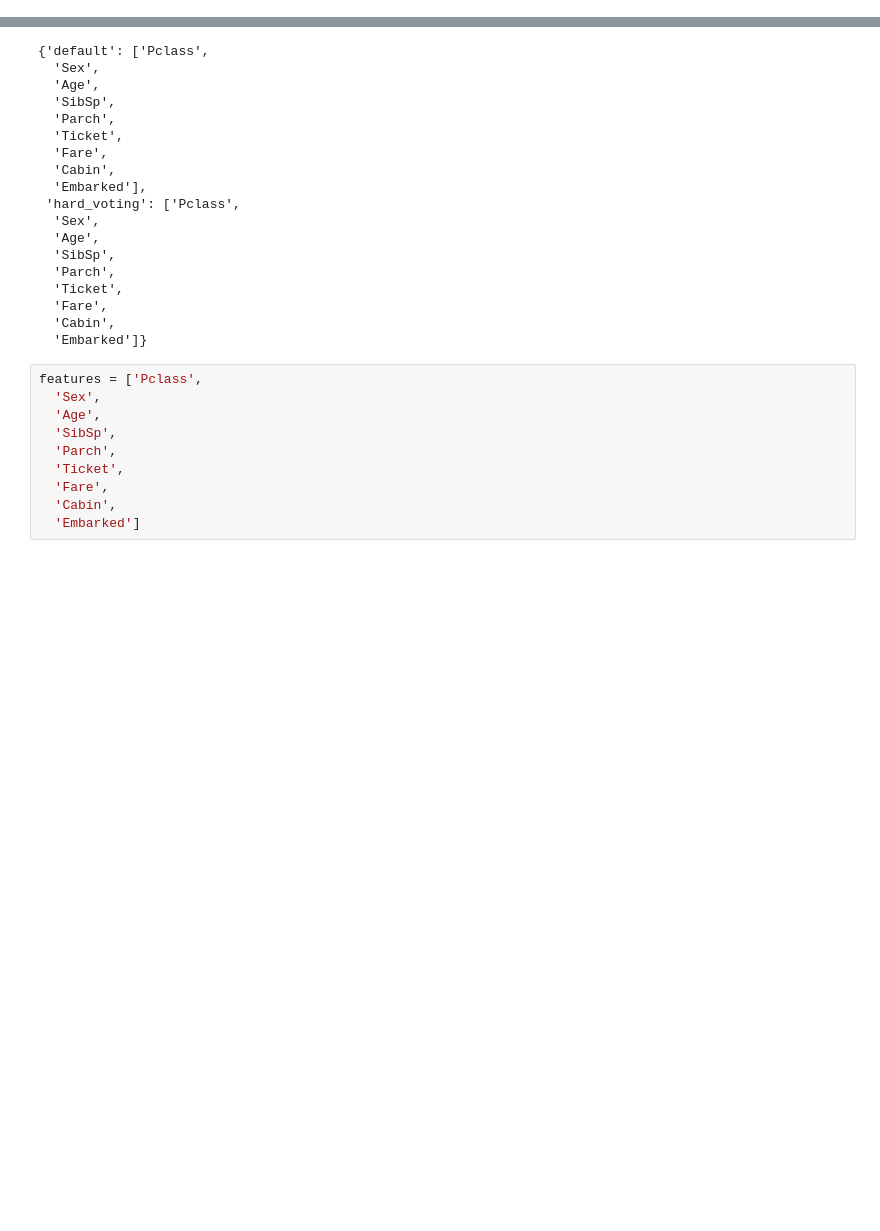
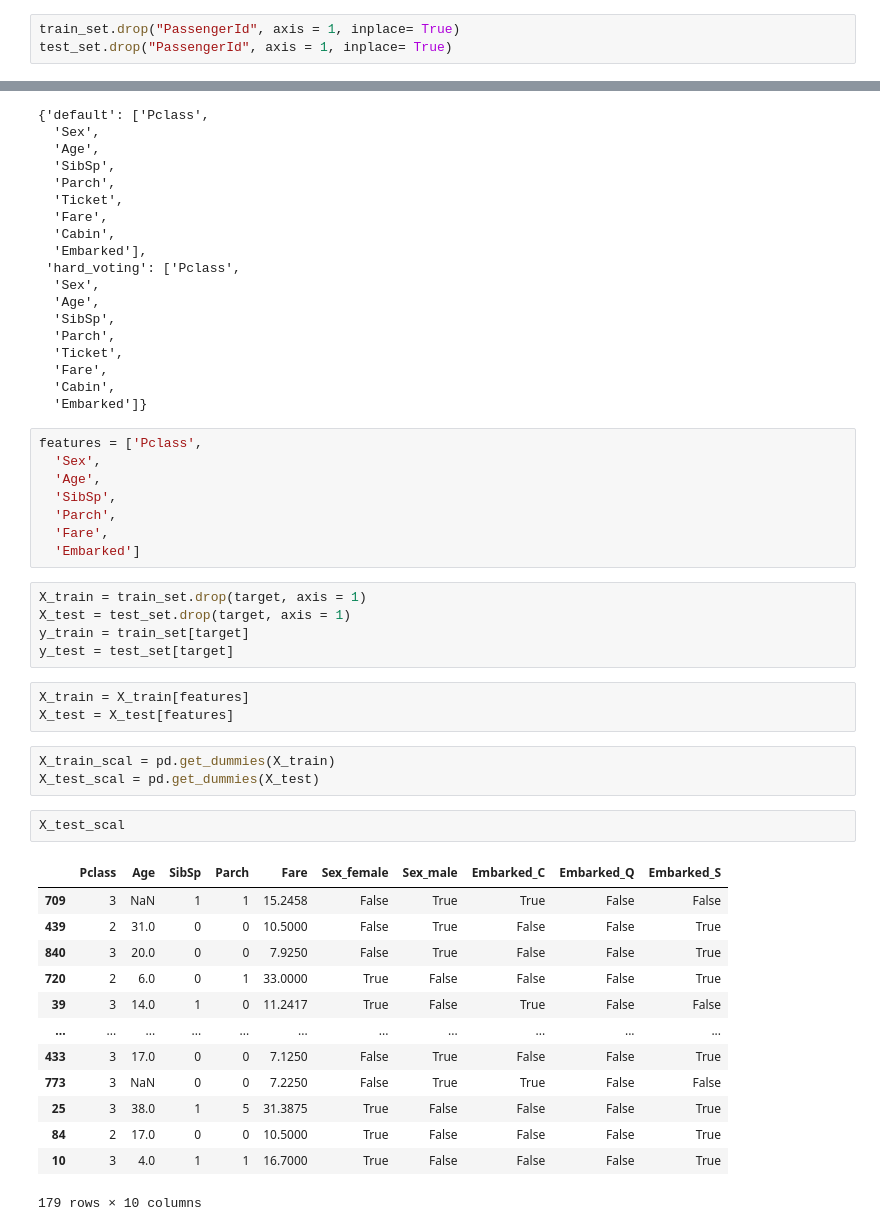
Before and after one commit to LucasZV/ONLINE_DS_THEBRIDGE_-LA_PINTA-, a Jupyter notebook: ML_TOOLBOX_II/ejemplo_practico.ipynb, the cells around one changed output, grey strips where cells are left out. Drawn from its saved outputs; the diff is of its cells as text; blank space fills up the shorter version.

```diff
--- a/ML_TOOLBOX_II/ejemplo_practico.ipynb
+++ b/ML_TOOLBOX_II/ejemplo_practico.ipynb
@@ -75,3 +71,6 @@ y_test = test_set[target]
+# %%
+train_set.drop("PassengerId", axis = 1, inplace= True)
+test_set.drop("PassengerId", axis = 1, inplace= True)
 # %%
 tb.get_features_cat_classification(df, target)
 # %% [output]
@@ -117,9 +116,34 @@ features = ['Pclass',
   'Age',
   'SibSp',
   'Parch',
-  'Ticket',
   'Fare',
-  'Cabin',
   'Embarked']
+# %%
+X_train = train_set.drop(target, axis = 1)
+X_test = test_set.drop(target, axis = 1)
+y_train = train_set[target]
+y_test = test_set[target]
+# %%
+X_train = X_train[features]
+X_test = X_test[features]
+# %%
+X_train_scal = pd.get_dummies(X_train)
+X_test_scal = pd.get_dummies(X_test)
+# %%
+X_test_scal
+# %% [output]
+|  | Pclass | Age | SibSp | Parch | Fare | Sex_female | Sex_male | Embarked_C | Embarked_Q | Embarked_S |
+| 709 | 3 | NaN | 1 | 1 | 15.2458 | False | True | True | False | False |
+| 439 | 2 | 31.0 | 0 | 0 | 10.5000 | False | True | False | False | True |
+| 840 | 3 | 20.0 | 0 | 0 | 7.9250 | False | True | False | False | True |
+| 720 | 2 | 6.0 | 0 | 1 | 33.0000 | True | False | False | False | True |
+| 39 | 3 | 14.0 | 1 | 0 | 11.2417 | True | False | True | False | False |
+| ... | ... | ... | ... | ... | ... | ... | ... | ... | ... | ... |
+| 433 | 3 | 17.0 | 0 | 0 | 7.1250 | False | True | False | False | True |
+| 773 | 3 | NaN | 0 | 0 | 7.2250 | False | True | True | False | False |
+| 25 | 3 | 38.0 | 1 | 5 | 31.3875 | True | False | False | False | True |
+| 84 | 2 | 17.0 | 0 | 0 | 10.5000 | True | False | False | False | True |
+| 10 | 3 | 4.0 | 1 | 1 | 16.7000 | True | False | False | False | True |
+179 rows × 10 columns
 # %%
 from sklearn.metrics import accuracy_score
```
Also changed, not shown: parts of 5 cells of this notebook, 5 other files.
